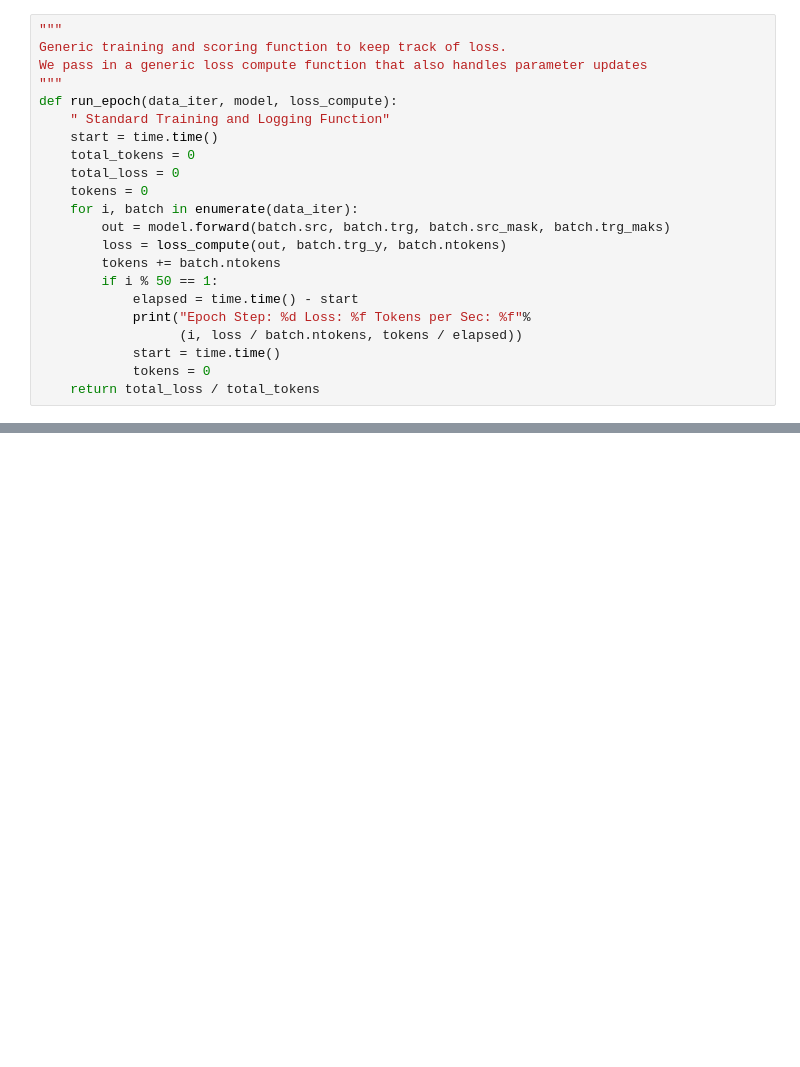
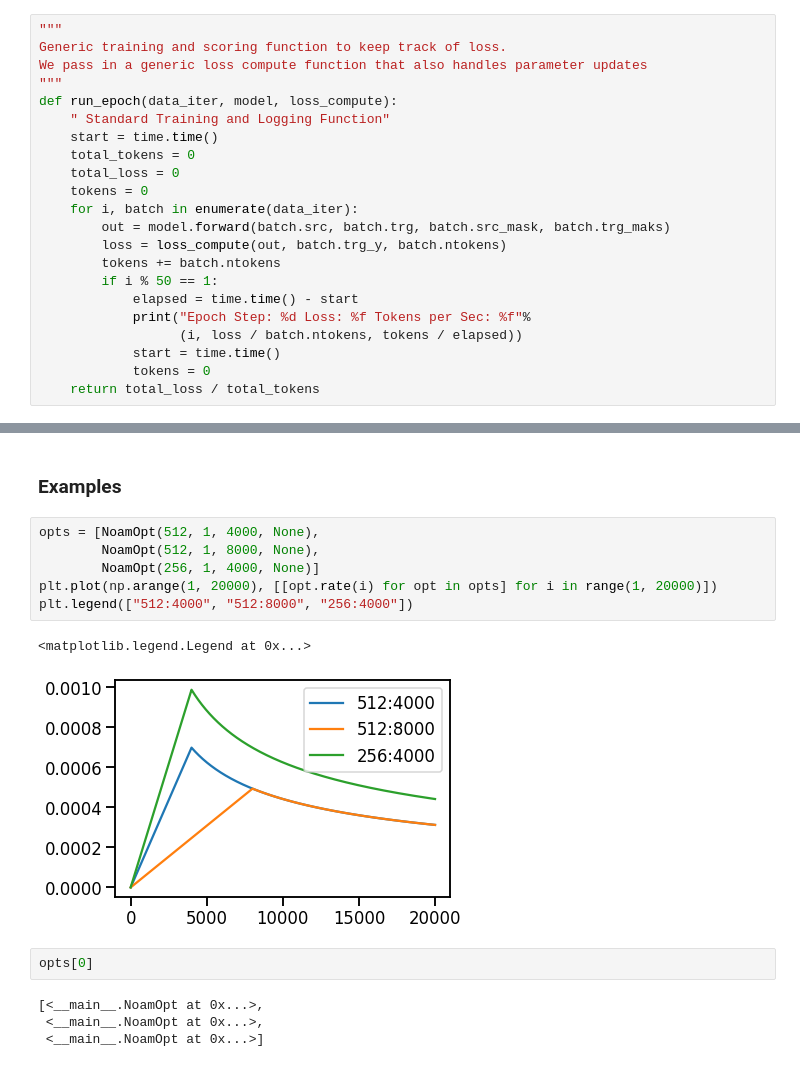
Before and after one commit to mat2m10/ML_Models, a Jupyter notebook: Transformers/AttentionIsAllYouNeed.ipynb, the cells around one changed output, grey strips where cells are left out. Saved outputs shown, nothing was run; the diff lists cells and outputs as text; blank space fills up the shorter version.

```diff
--- a/Transformers/AttentionIsAllYouNeed.ipynb
+++ b/Transformers/AttentionIsAllYouNeed.ipynb
@@ -491,0 +492,17 @@ class NoamOpt:
+# %% [markdown]
+### Examples
+# %%
+opts = [NoamOpt(512, 1, 4000, None),
+        NoamOpt(512, 1, 8000, None),
+        NoamOpt(256, 1, 4000, None)]
+plt.plot(np.arange(1, 20000), [[opt.rate(i) for opt in opts] for i in range(1, 20000)])
+plt.legend(["512:4000", "512:8000", "256:4000"])
+# %% [output]
+<matplotlib.legend.Legend at 0x...>
+[figure, added]
+# %%
+opts[0]
+# %% [output]
+[<__main__.NoamOpt at 0x...>,
+ <__main__.NoamOpt at 0x...>,
+ <__main__.NoamOpt at 0x...>]
```
Also changed, not shown: parts of 15 cells of this notebook.
